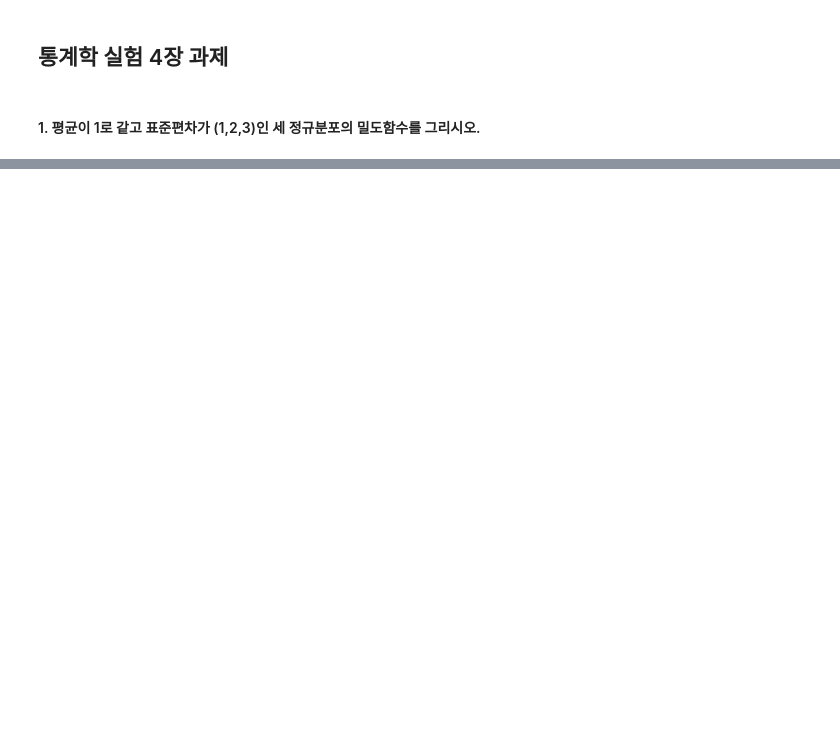
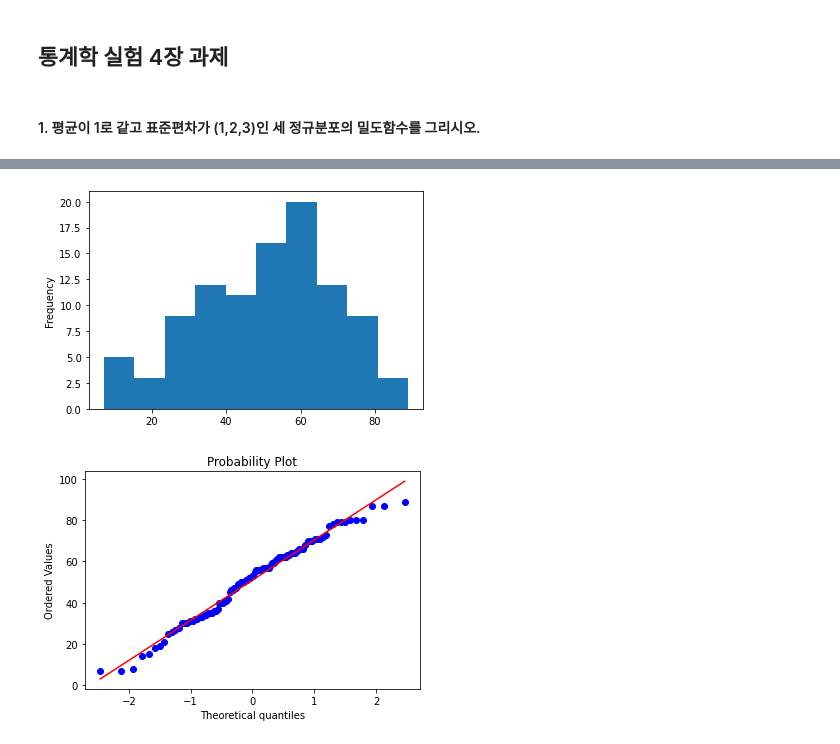
Before and after one commit to simnalamburt/snucse, a Jupyter notebook: 통계학실험/ch04/2013_11392김지현.ipynb, the cells around one changed output, grey strips where cells are left out. Saved outputs shown, nothing was run; the diff lists cells and outputs as text; code cells hidden in the pictures; blank space fills up the shorter version.

```diff
--- a/통계학실험/ch04/2013_11392김지현.ipynb
+++ b/통계학실험/ch04/2013_11392김지현.ipynb
@@ -34,0 +99,14 @@ final_pd = final_pd.loc[:, "score"]
+# %%
+import gzip
+import pandas as pd
+from scipy.stats import probplot
+
+score = pd.read_csv(gzip.open('final.csv.gz'))['score']
+
+score.plot.hist(bins=10)
+plt.show()
+probplot(score, plot=plt)
+plt.show()
+# %% [output]
+[figure, added]
+[figure, added]
```
Also changed, not shown: parts of 16 cells of this notebook, 2 other files.
